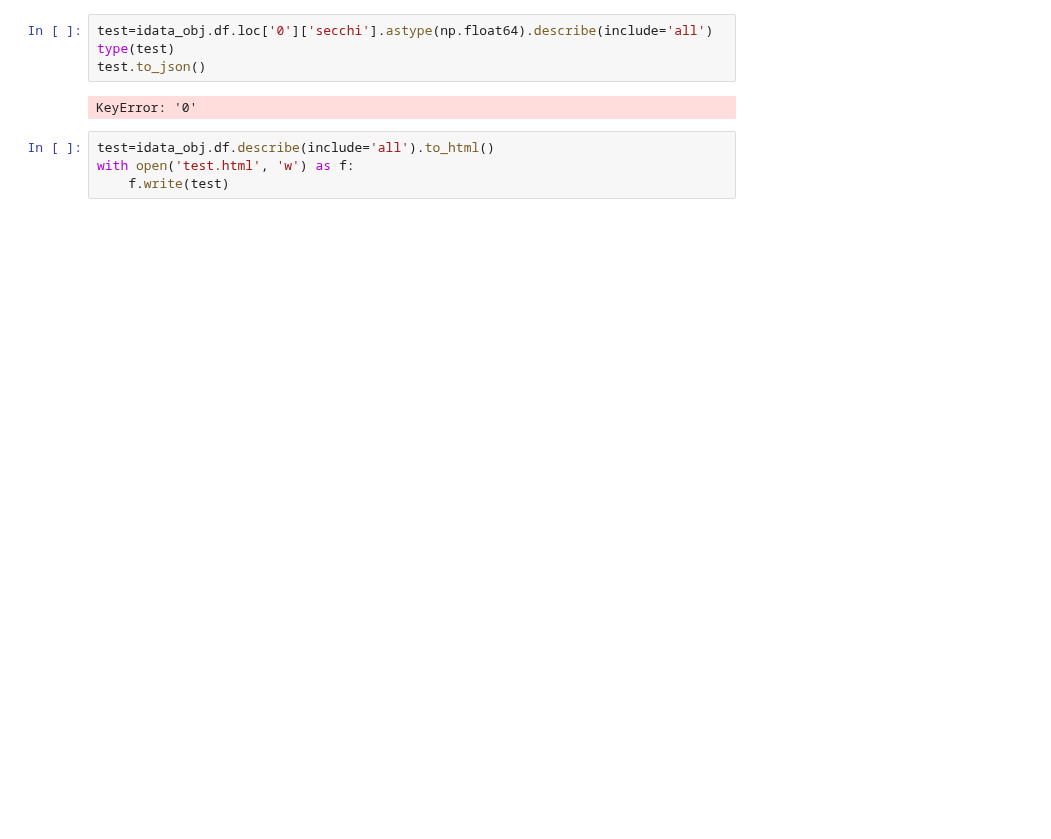
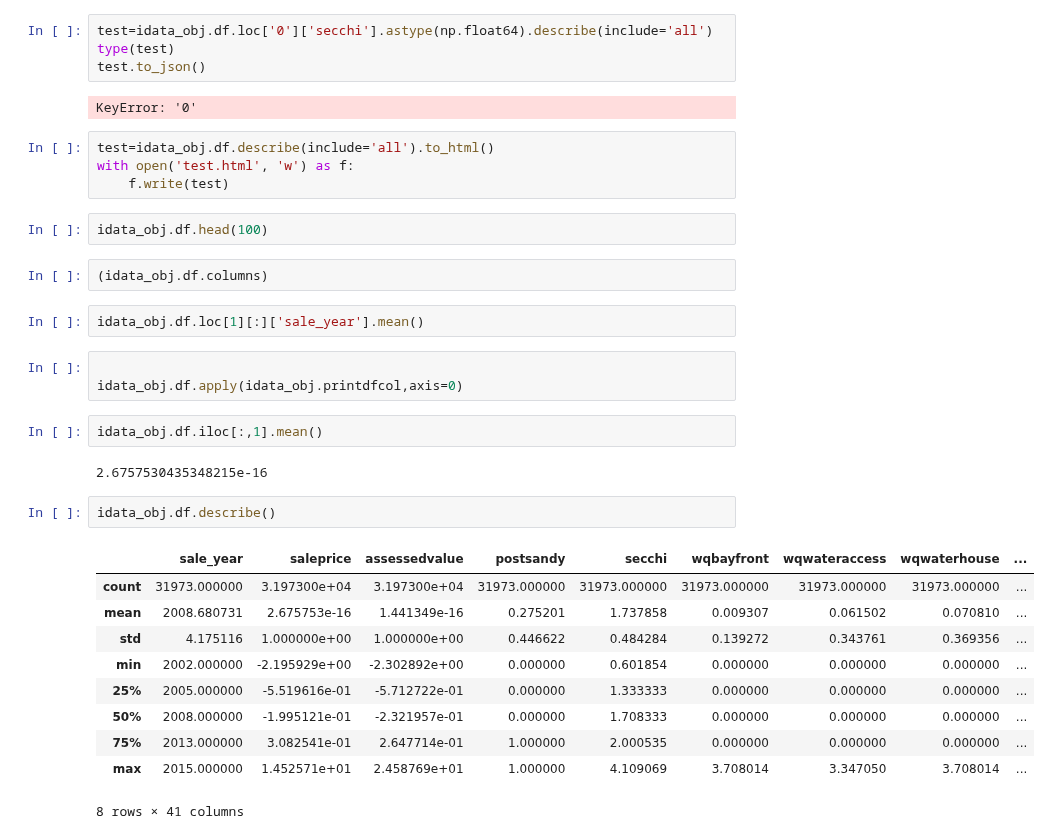
Before and after one commit to DouglasPatton/island, a Jupyter notebook: island-data_test.ipynb, the cells around one changed output. Drawn from its saved outputs; the diff is of its cells as text; blank space fills up the shorter version.

```diff
--- a/island-data_test.ipynb
+++ b/island-data_test.ipynb
@@ -157,3 +170,29 @@ KeyError: '0'
 test=idata_obj.df.describe(include='all').to_html()
 with open('test.html', 'w') as f:
     f.write(test)
+# %%
+idata_obj.df.head(100)
+# %%
+(idata_obj.df.columns)
+# %%
+idata_obj.df.loc[1][:]['sale_year'].mean()
+# %%
+
+idata_obj.df.apply(idata_obj.printdfcol,axis=0)
+# %%
+idata_obj.df.iloc[:,1].mean()
+# %% [output]
+2.6757530435348215e-16
+# %%
+idata_obj.df.describe()
+# %% [output]
+|  | sale_year | saleprice | assessedvalue | postsandy | secchi | wqbayfront | wqwateraccess | wqwaterhouse | ... |
+| count | 31973.000000 | 3.197300e+04 | 3.197300e+04 | 31973.000000 | 31973.000000 | 31973.000000 | 31973.000000 | 31973.000000 | ... |
+| mean | 2008.680731 | 2.675753e-16 | 1.441349e-16 | 0.275201 | 1.737858 | 0.009307 | 0.061502 | 0.070810 | ... |
+| std | 4.175116 | 1.000000e+00 | 1.000000e+00 | 0.446622 | 0.484284 | 0.139272 | 0.343761 | 0.369356 | ... |
+| min | 2002.000000 | -2.195929e+00 | -2.302892e+00 | 0.000000 | 0.601854 | 0.000000 | 0.000000 | 0.000000 | ... |
+| 25% | 2005.000000 | -5.519616e-01 | -5.712722e-01 | 0.000000 | 1.333333 | 0.000000 | 0.000000 | 0.000000 | ... |
+| 50% | 2008.000000 | -1.995121e-01 | -2.321957e-01 | 0.000000 | 1.708333 | 0.000000 | 0.000000 | 0.000000 | ... |
+| 75% | 2013.000000 | 3.082541e-01 | 2.647714e-01 | 1.000000 | 2.000535 | 0.000000 | 0.000000 | 0.000000 | ... |
+| max | 2015.000000 | 1.452571e+01 | 2.458769e+01 | 1.000000 | 4.109069 | 3.708014 | 3.347050 | 3.708014 | ... |
+8 rows × 41 columns
```
Also changed, not shown: parts of 5 cells of this notebook, 6 other files.
